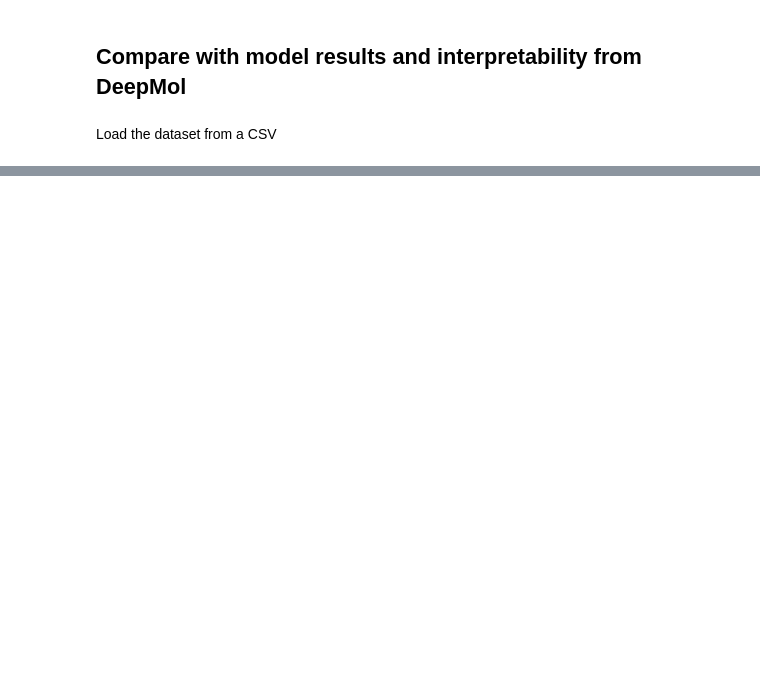
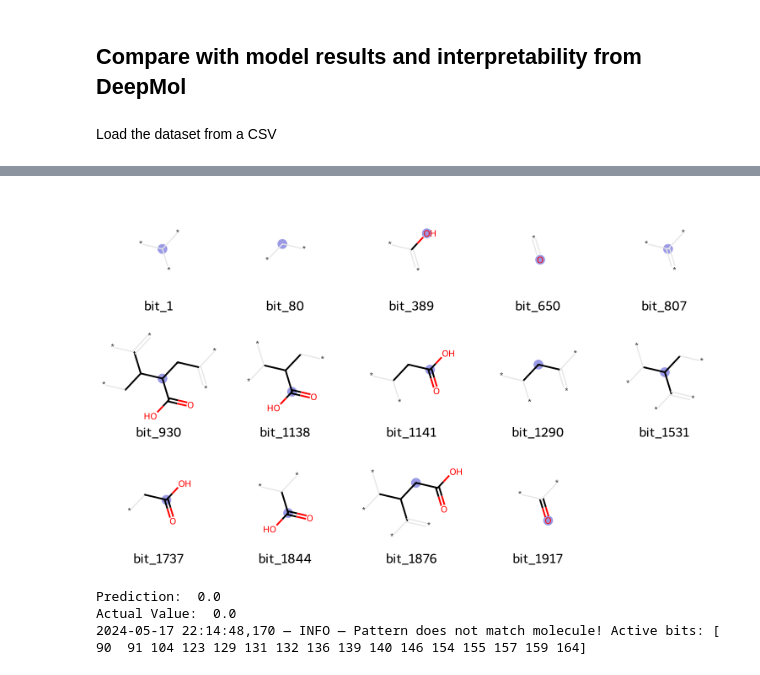
Before and after one commit to BernardGeorges/ProjetoAP, a Jupyter notebook: deepmol.ipynb, the cells around one changed output, grey strips where cells are left out. Cells and saved outputs as stored; diff of their text form; code cells hidden in the pictures; blank space fills up the shorter version.

```diff
--- a/deepmol.ipynb
+++ b/deepmol.ipynb
@@ -31,0 +81,6 @@ dataset.get_shape()
+# %%
+from deepmol.compound_featurization import ConvMolFeat
+
+train_dataset_conv = ConvMolFeat(n_jobs=10).featurize(train_dataset, inplace=False)
+test_dataset_conv = ConvMolFeat(n_jobs=10).featurize(test_dataset, inplace=False)
+valid_dataset_conv = ConvMolFeat(n_jobs=10).featurize(valid_dataset, inplace=False)
@@ -31,0 +127,15 @@ dataset.get_shape()
+# %%
+from deepmol.compound_featurization import MACCSkeysFingerprint
+
+patt_number = 66
+mol_number = 2
+
+prediction = model1.predict(test_dataset_conv)[mol_number]
+actual_value = test_dataset_conv.y[mol_number]
+print('Prediction: ', prediction)
+print('Actual Value: ', actual_value)
+smi_conv = test_dataset_conv.mols[mol_number]
+
+maccs_keys = MACCSkeysFingerprint()
+
+maccs_keys.draw_bit(smi_conv, patt_number)
@@ -31,0 +152,21 @@ dataset.get_shape()
+# %%
+MorganFingerprint().draw_bits(smi_conv, [1, 80, 389, 650, 807, 930, 1138, 1141, 1290, 1531, 1737, 1844, 1876, 1917])
+# %% [output]
+[figure, added]
+# %%
+patt_number = 112
+mol_number = 2
+
+prediction = model.predict(test_dataset)[mol_number]
+actual_value = test_dataset.y[mol_number]
+print('Prediction: ', prediction)
+print('Actual Value: ', actual_value)
+smi = test_dataset.mols[mol_number]
+
+maccs_keys = MACCSkeysFingerprint()
+
+maccs_keys.draw_bit(smi, patt_number)
+# %% [output]
+Prediction:  0.0
+Actual Value:  0.0
+2024-05-17 22:14:48,170 — INFO — Pattern does not match molecule! Active bits: [ 90  91 104 123 129 131 132 136 139 140 146 154 155 157 159 164]
```
Also changed, not shown: parts of 17 cells of this notebook, 2 other files.
